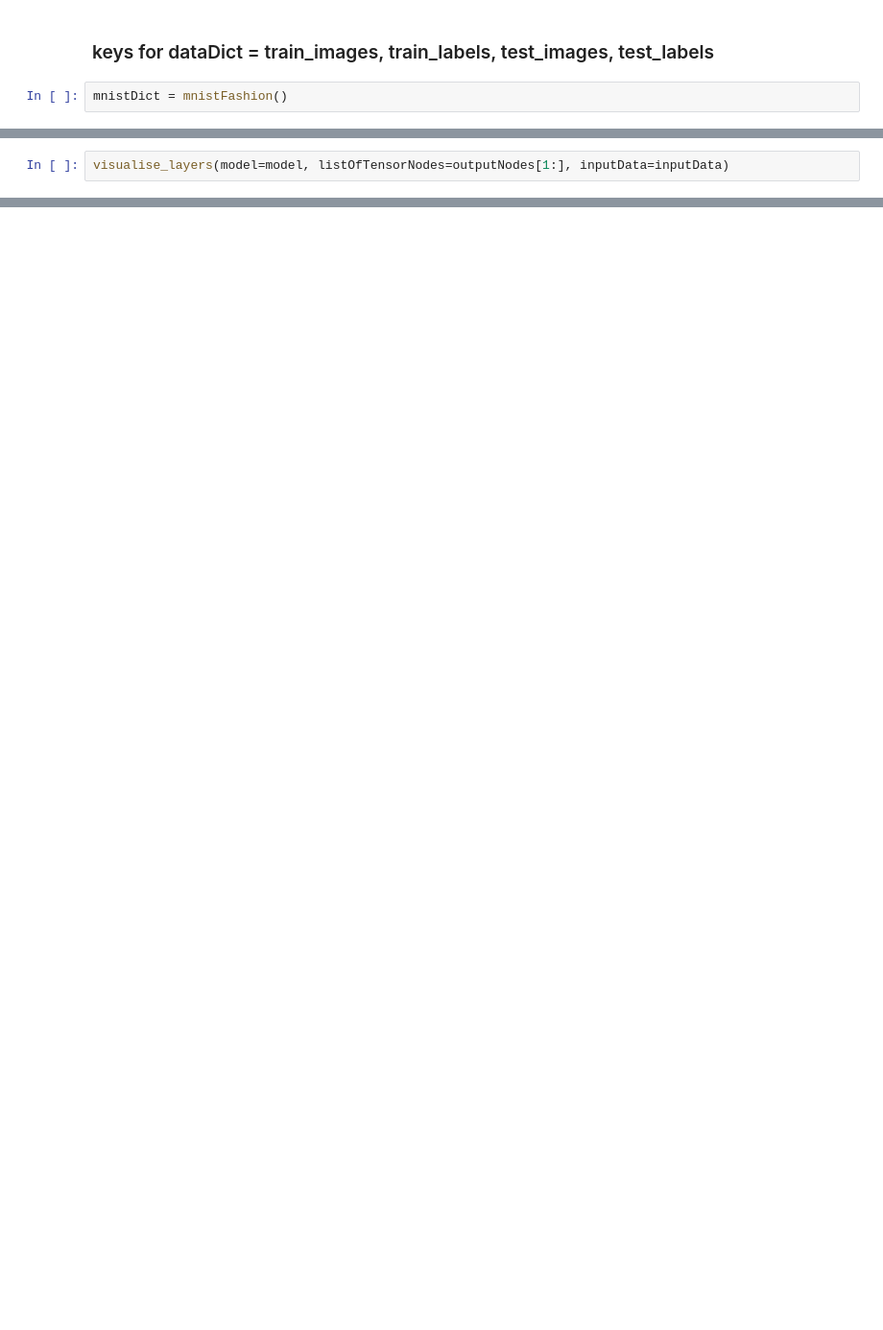
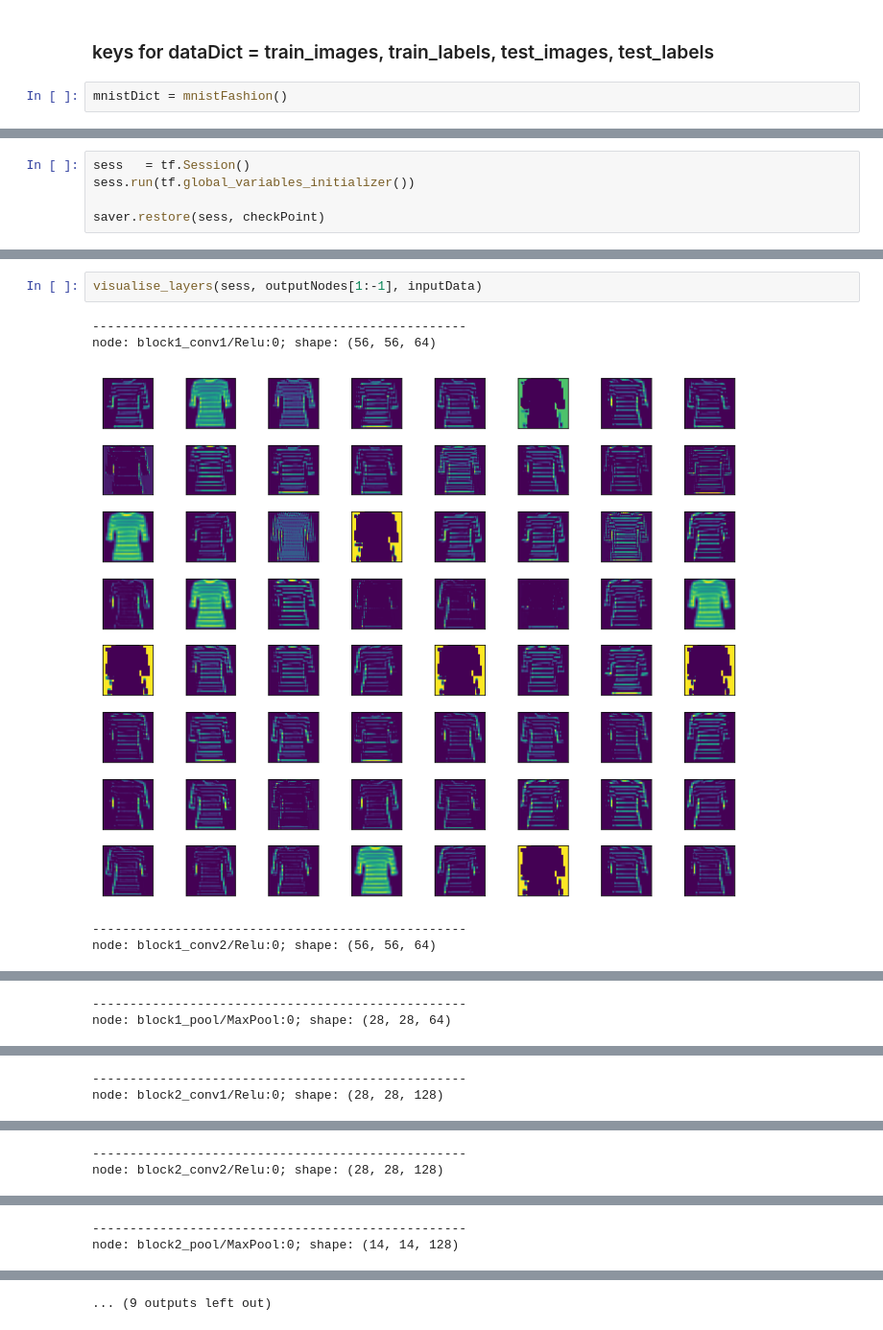
Before and after one commit to sakimilo/transferLearning, a Jupyter notebook: notebooks/5. visualise_inner_workings_pretrained_model.ipynb, the cells around one changed output, grey strips where cells are left out. Shown at 96% size. Drawn from its saved outputs; the diff is of its cells as text; blank space fills up the shorter version.

```diff
--- a/notebooks/5. visualise_inner_workings_pretrained_model.ipynb
+++ b/notebooks/5. visualise_inner_workings_pretrained_model.ipynb
@@ -65,0 +213,5 @@ outputNodes
+# %%
+sess   = tf.Session()
+sess.run(tf.global_variables_initializer())
+
+saver.restore(sess, checkPoint)
@@ -66,2 +225,8 @@ outputNodes
 # %%
-visualise_layers(model=model, listOfTensorNodes=outputNodes[1:], inputData=inputData)
+visualise_layers(sess, outputNodes[1:-1], inputData)
+# %% [output]
+--------------------------------------------------
+node: block1_conv1/Relu:0; shape: (56, 56, 64)
+[figure, added]
+--------------------------------------------------
+node: block1_conv2/Relu:0; shape: (56, 56, 64)
@@ -67,0 +234,2 @@ visualise_layers(model=model, listOfTensorNodes=outputNodes[1:], inputData=input
+--------------------------------------------------
+node: block1_pool/MaxPool:0; shape: (28, 28, 64)
@@ -67,0 +237,2 @@ visualise_layers(model=model, listOfTensorNodes=outputNodes[1:], inputData=input
+--------------------------------------------------
+node: block2_conv1/Relu:0; shape: (28, 28, 128)
@@ -67,0 +240,2 @@ visualise_layers(model=model, listOfTensorNodes=outputNodes[1:], inputData=input
+--------------------------------------------------
+node: block2_conv2/Relu:0; shape: (28, 28, 128)
@@ -67,0 +243,2 @@ visualise_layers(model=model, listOfTensorNodes=outputNodes[1:], inputData=input
+--------------------------------------------------
+node: block2_pool/MaxPool:0; shape: (14, 14, 128)
@@ -67,0 +246 @@ visualise_layers(model=model, listOfTensorNodes=outputNodes[1:], inputData=input
+... (9 outputs left out)
```
Also changed, not shown: parts of 20 cells of this notebook, 16 other files.
